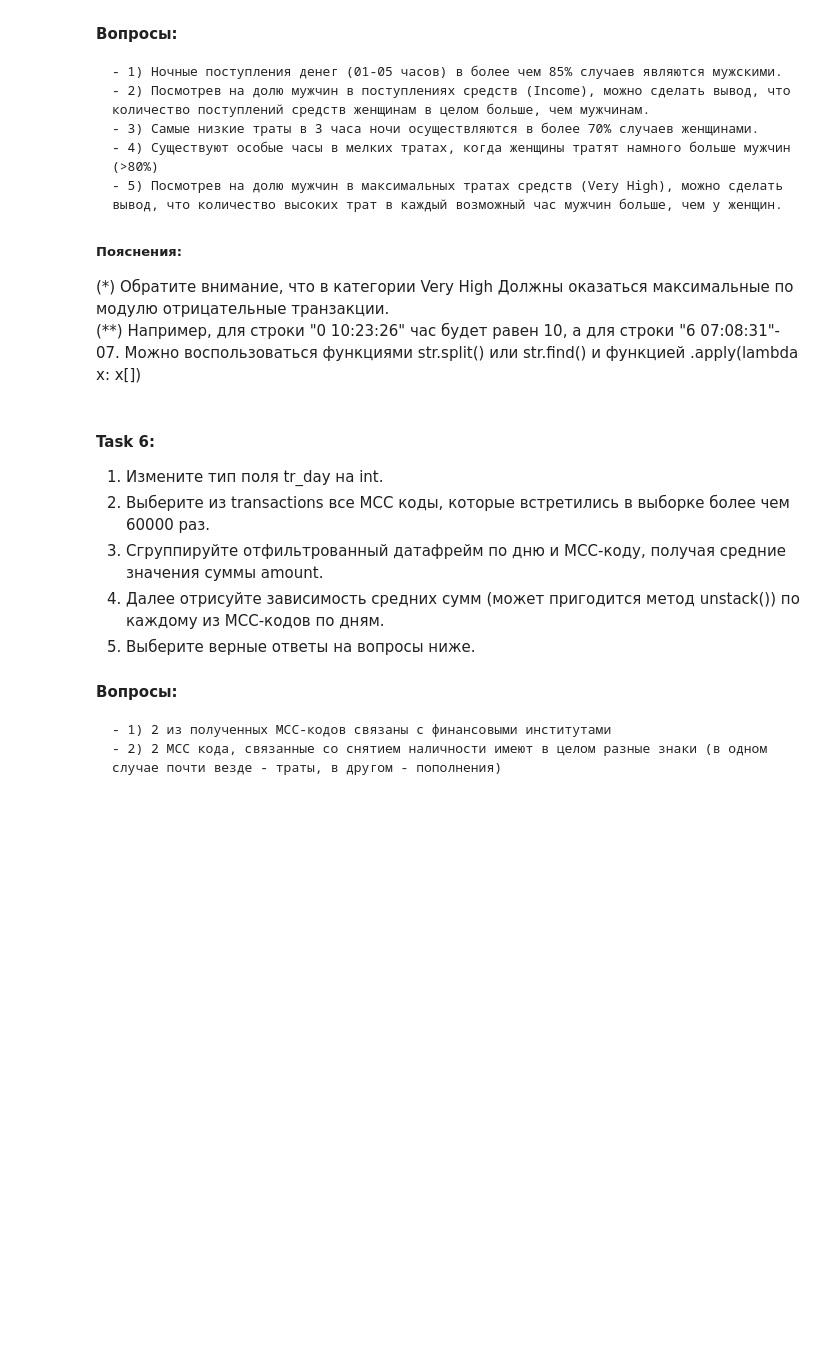
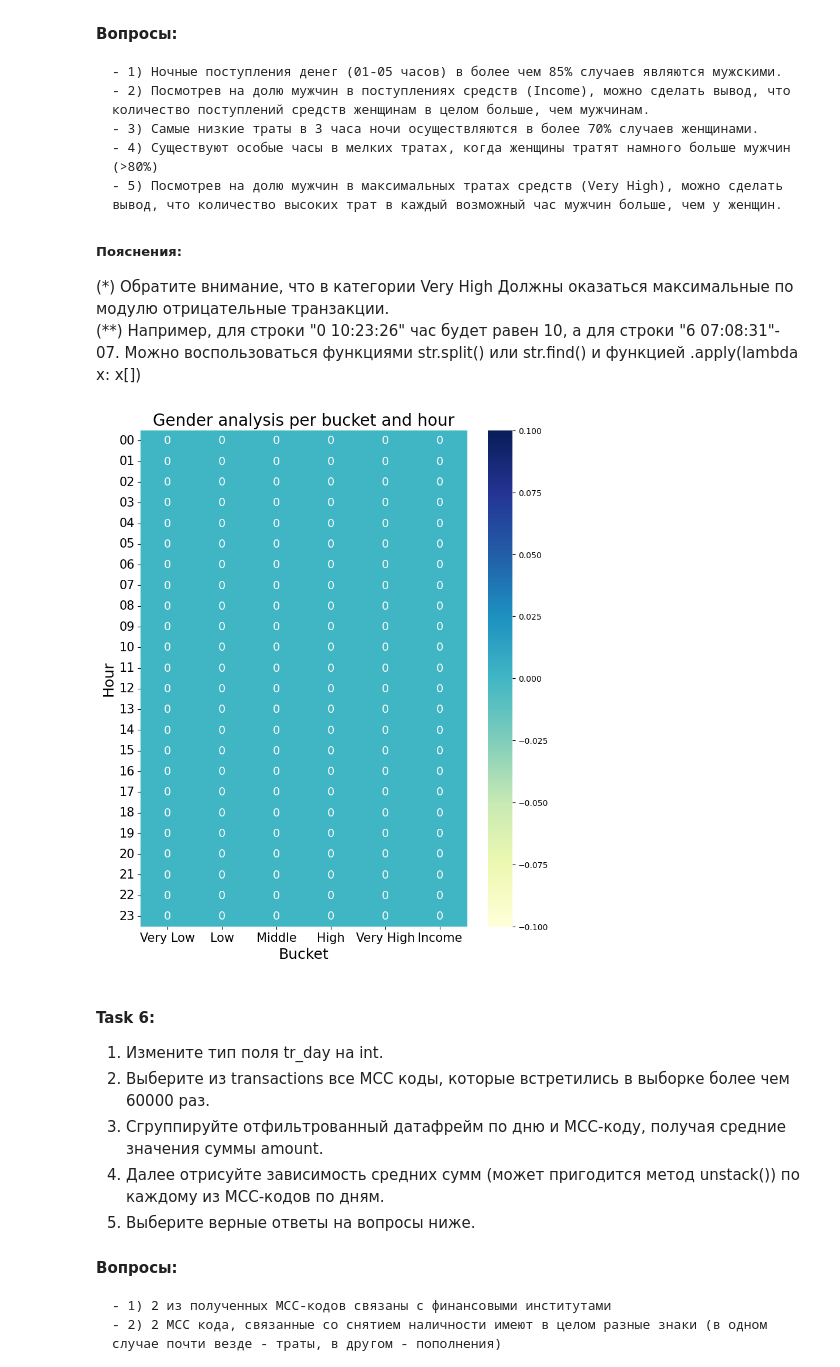
Before and after one commit to ValeriaMatiushkina/AnDanLab1, a Jupyter notebook: Homework_2.ipynb, the cells around one changed output. Drawn from its saved outputs; the diff is of its cells as text; code cells hidden in the pictures; blank space fills up the shorter version.

```diff
--- a/Homework_2.ipynb
+++ b/Homework_2.ipynb
@@ -209,0 +215,16 @@ Series([], Name: tr_description, dtype: object)
+# %%
+### Type your code here
+# Выделение относительного дня из tr_datetime
+merged_data['tr_day'] = merged_data['tr_datetime'].str.split().str[0]
+
+# Фильтрация транзакций по количеству уникальных MCC кодов
+filtered_data = merged_data.groupby('tr_day').filter(lambda x: x['mcc_code'].nunique() > 75)
+
+# Группировка по MCC коду и полу
+grouped_data = filtered_data.groupby(['mcc_code', 'gender'])
+
+# Анализ результатов
+analysis_results = grouped_data['amount'].median().abs()
+
+# Вывод результатов
+print(analysis_results)
@@ -244,3 +265,37 @@ def plot_pivot_table(pivot_table):
+# %%
+# Type your code here
+import pandas as pd
+import seaborn as sns
+import matplotlib.pyplot as plt
+
+# Разбиение расходов на 5 бакетов amount_bucket
+merged_data['amount_bucket'] = pd.qcut(merged_data.loc[merged_data['amount'] < 0, 'amount'], q=5, labels=['Very Low', 'Low', 'Middle', 'High', 'Very High'])
+
+# Добавление новой категории 'Income' и заполнение пустых значений
+merged_data['amount_bucket'] = merged_data['amount_bucket'].cat.add_categories('Income').fillna('Income')
+
+# Выделение часа транзакции из tr_datetime
+merged_data['tr_hour'] = merged_data['tr_datetime'].str.split().str[1].str[:2]
+
+# Построение сводной таблицы
+pivot_table = merged_data.pivot_table(index='tr_hour', columns='amount_bucket', values='gender', aggfunc='count')
+
+# Функция для отрисовки сводной таблицы
+def plot_pivot_table(pivot_table):
+    plt.figure(figsize=(9, 11))
+    sns.heatmap(pivot_table, cmap="YlGnBu", annot=True, fmt='.3g', annot_kws={"size": 14})
+    plt.xticks(fontsize=15)
+    plt.yticks(rotation=0, fontsize=15)
+    plt.xlabel('Bucket', size=18)
+    plt.ylabel('Hour', fontsize=18)
+    plt.title('Gender analysis per bucket and hour', fontsize=20)
+    plt.show()
+
+
+# Отрисовка сводной таблицы
+plot_pivot_table(pivot_table)
+# %% [output]
+[figure, added]
 # %% [markdown]
 #### Task 6:
 1. Измените тип поля tr_day на int.
```
Also changed, not shown: parts of 5 cells of this notebook.
